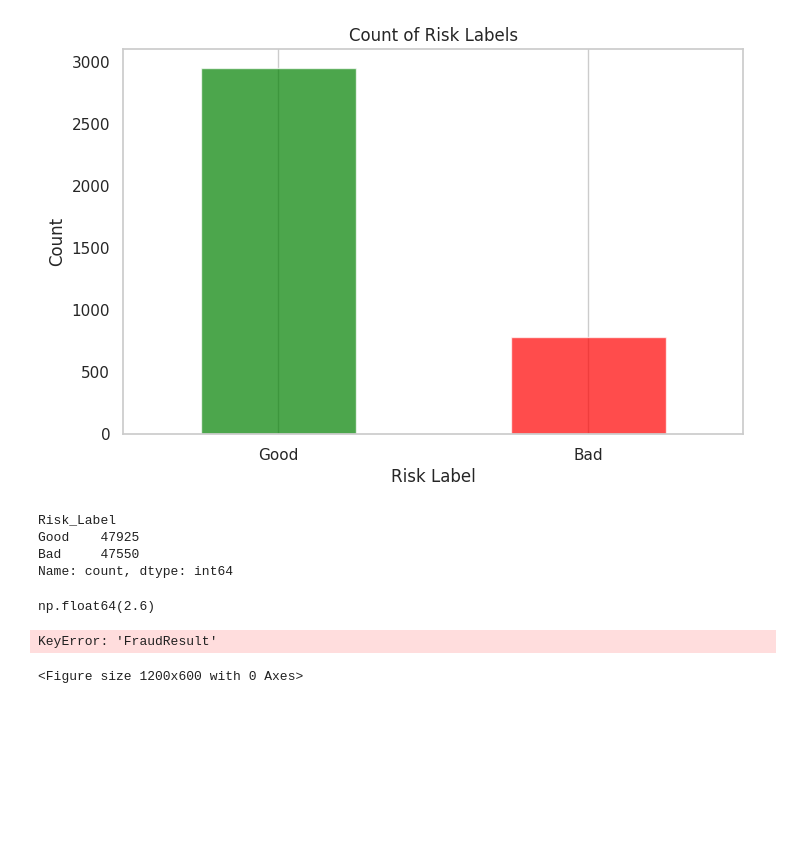
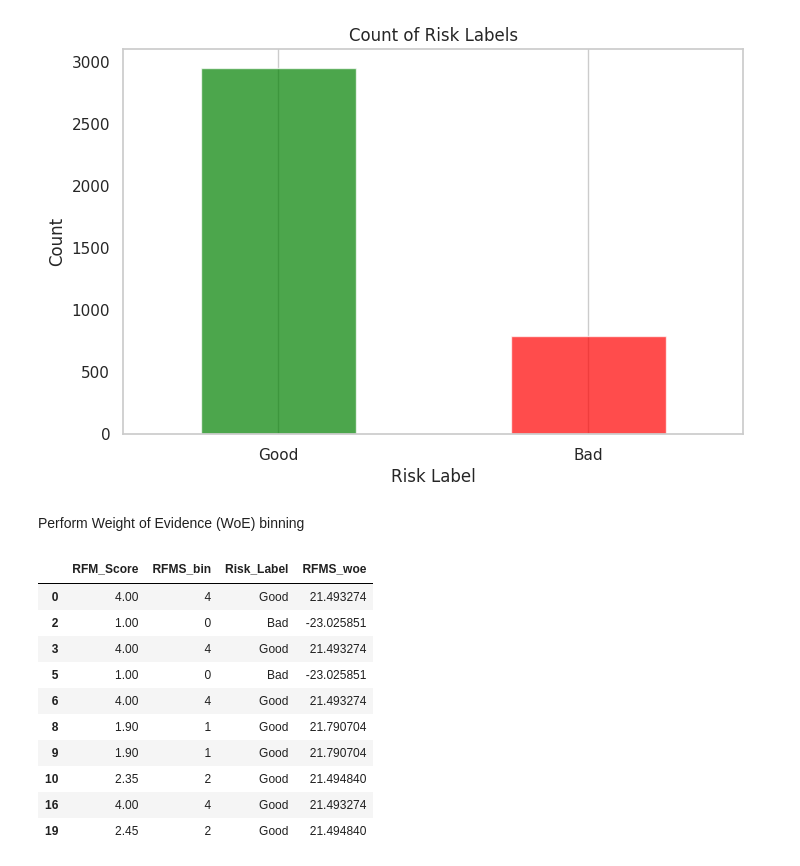
Before and after one commit to epythonlab/bati-bank-credit-scoring, a Jupyter notebook: notebooks/credit_risk_analysis.ipynb, the cells around one changed output. Saved outputs shown, nothing was run; the diff lists cells and outputs as text; code cells hidden in the pictures; blank space fills up the shorter version.

Commit message:
moe binning has been updated

```diff
--- a/notebooks/credit_risk_analysis.ipynb
+++ b/notebooks/credit_risk_analysis.ipynb
@@ -591,44 +566,5 @@ plt.grid(axis='y')
 plt.show()
 # %% [output]
 [figure]
-# %%
-risk_counts
-# %% [output]
-Risk_Label
-Good    47925
-Bad     47550
-Name: count, dtype: int64
-# %%
-rfm_df['RFM_Score'].median()
-# %% [output]
-np.float64(2.6)
-# %%
-def visualize_pie_chart(rfms_data):
-    """
-    Visualizes the distribution of Fraud Result within each Risk Label using pie charts.
-
-    Parameters:
-    -----------
-    rfms_data : pd.DataFrame
-        The dataset containing Risk_Label and FraudResult columns.
-    """
-    risk_labels = rfm_df['Risk_Label'].unique()
-
-    plt.figure(figsize=(12, 6))
-
-    for i, label in enumerate(risk_labels):
-        subset = rfm_df[rfm_df['Risk_Label'] == label]
-        fraud_counts = subset['FraudResult'].value_counts()
-
-        plt.subplot(1, len(risk_labels), i + 1)
-        plt.pie(fraud_counts, labels=['No Fraud (0)', 'Fraud (1)'], autopct='%1.1f%%', startangle=90)
-        plt.title(f'Fraud Distribution for {label}')
-
-    plt.tight_layout()
-    plt.show()
-
-# Example call to the pie chart visualization function
-visualize_pie_chart(rfm_df)
-# %% [output]
-KeyError: 'FraudResult'
-<Figure size 1200x600 with 0 Axes>
+# %% [markdown]
+Perform Weight of Evidence (WoE) binning
@@ -634,0 +618,15 @@ KeyError: 'FraudResult'
+# %%
+# Display the updated DataFrame
+rfm_df[['RFM_Score', 'RFMS_bin', 'Risk_Label', 'RFMS_woe']].head(10)
+# %% [output]
+|  | RFM_Score | RFMS_bin | Risk_Label | RFMS_woe |
+| 0 | 4.00 | 4 | Good | 21.493274 |
+| 2 | 1.00 | 0 | Bad | -23.025851 |
+| 3 | 4.00 | 4 | Good | 21.493274 |
+| 5 | 1.00 | 0 | Bad | -23.025851 |
+| 6 | 4.00 | 4 | Good | 21.493274 |
+| 8 | 1.90 | 1 | Good | 21.790704 |
+| 9 | 1.90 | 1 | Good | 21.790704 |
+| 10 | 2.35 | 2 | Good | 21.494840 |
+| 16 | 4.00 | 4 | Good | 21.493274 |
+| 19 | 2.45 | 2 | Good | 21.494840 |
```
Also changed, not shown: parts of 18 cells of this notebook, 1 other file.
